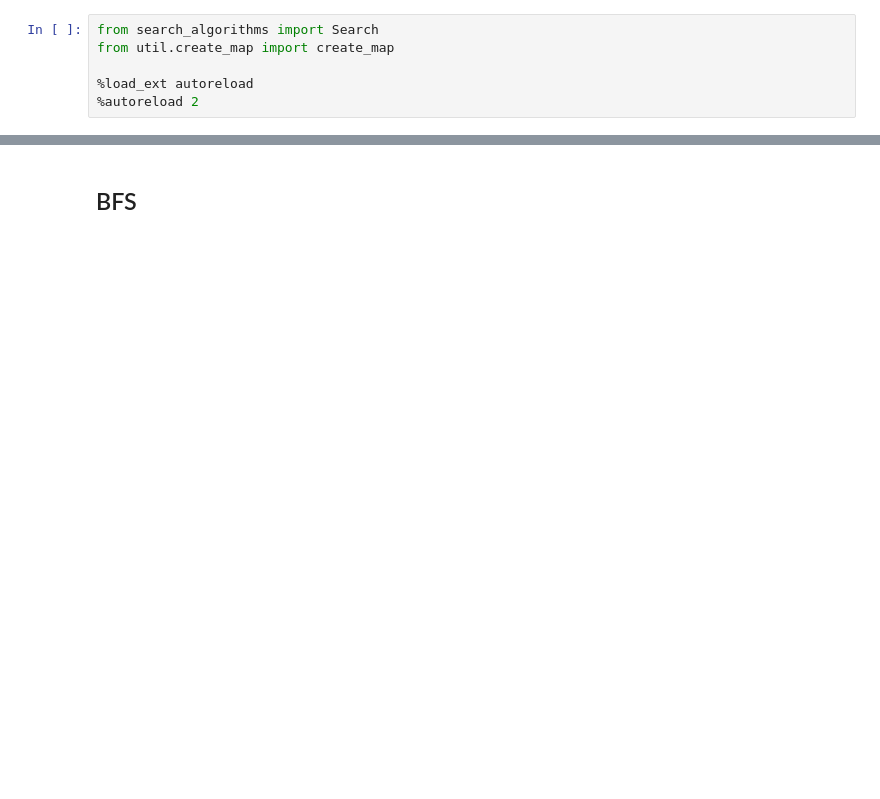
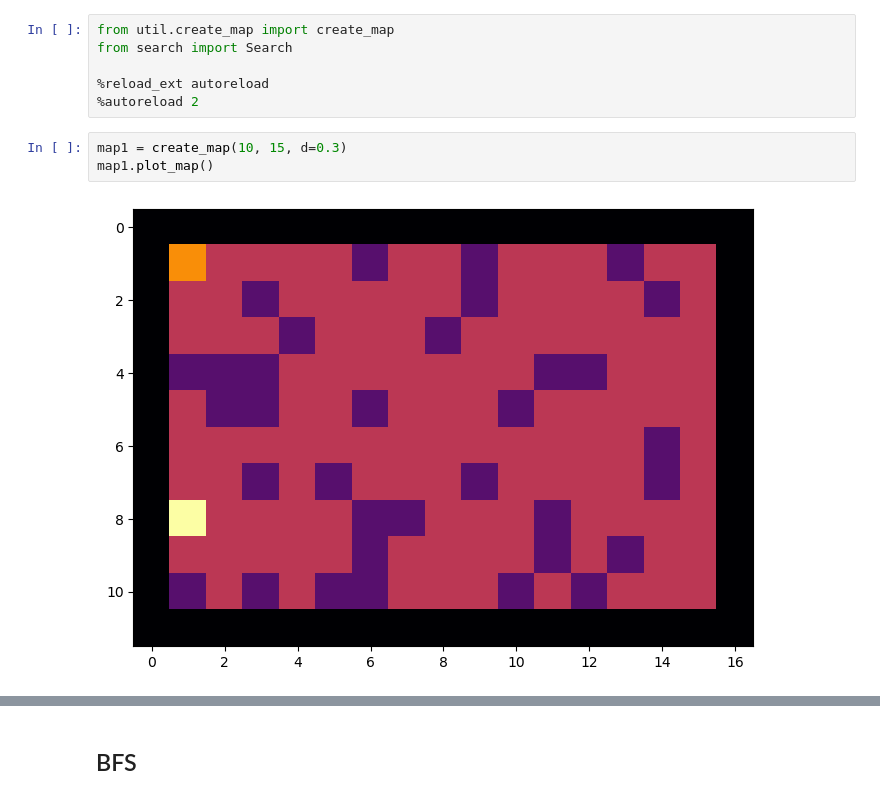
Before and after one commit to erenolg/BFS-DFS-Visualization, a Jupyter notebook: run.ipynb, the cells around one changed output, grey strips where cells are left out. Drawn from its saved outputs; the diff is of its cells as text; blank space fills up the shorter version.

```diff
--- a/run.ipynb
+++ b/run.ipynb
@@ -1,6 +1,11 @@
 # %%
-from search_algorithms import Search
 from util.create_map import create_map
+from search import Search
 
-%load_ext autoreload
+%reload_ext autoreload
 %autoreload 2
+# %%
+map1 = create_map(10, 15, d=0.3)
+map1.plot_map()
+# %% [output]
+[figure, added]
```
Also changed, not shown: parts of 9 cells of this notebook, 5 other files.
